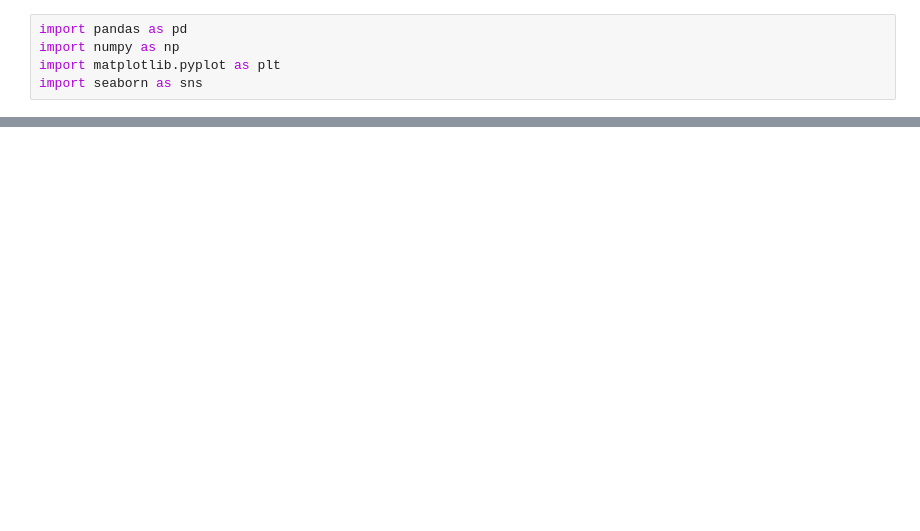
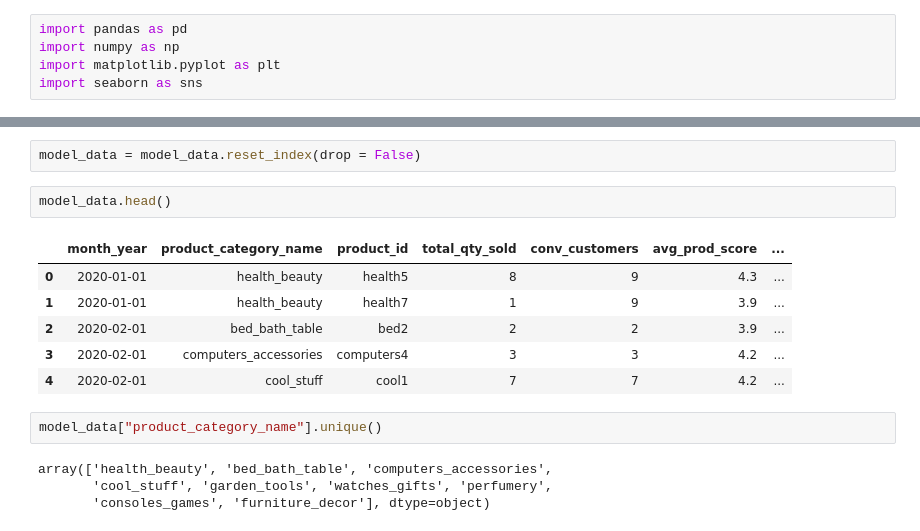
Before and after one commit to josephine-amponsah/retail-demand-forecaster, a Jupyter notebook: notebooks/feature-eng.ipynb, the cells around one changed output, grey strips where cells are left out. Drawn from its saved outputs; the diff is of its cells as text; blank space fills up the shorter version.

```diff
--- a/notebooks/feature-eng.ipynb
+++ b/notebooks/feature-eng.ipynb
@@ -70,0 +76,17 @@ data_check["qty"].sum()
+# %%
+model_data = model_data.reset_index(drop = False)
+# %%
+model_data.head()
+# %% [output]
+|  | month_year | product_category_name | product_id | total_qty_sold | conv_customers | avg_prod_score | ... |
+| 0 | 2020-01-01 | health_beauty | health5 | 8 | 9 | 4.3 | ... |
+| 1 | 2020-01-01 | health_beauty | health7 | 1 | 9 | 3.9 | ... |
+| 2 | 2020-02-01 | bed_bath_table | bed2 | 2 | 2 | 3.9 | ... |
+| 3 | 2020-02-01 | computers_accessories | computers4 | 3 | 3 | 4.2 | ... |
+| 4 | 2020-02-01 | cool_stuff | cool1 | 7 | 7 | 4.2 | ... |
+# %%
+model_data["product_category_name"].unique()
+# %% [output]
+array(['health_beauty', 'bed_bath_table', 'computers_accessories',
+       'cool_stuff', 'garden_tools', 'watches_gifts', 'perfumery',
+       'consoles_games', 'furniture_decor'], dtype=object)
```
Also changed, not shown: parts of 31 cells of this notebook, 4 other files.
